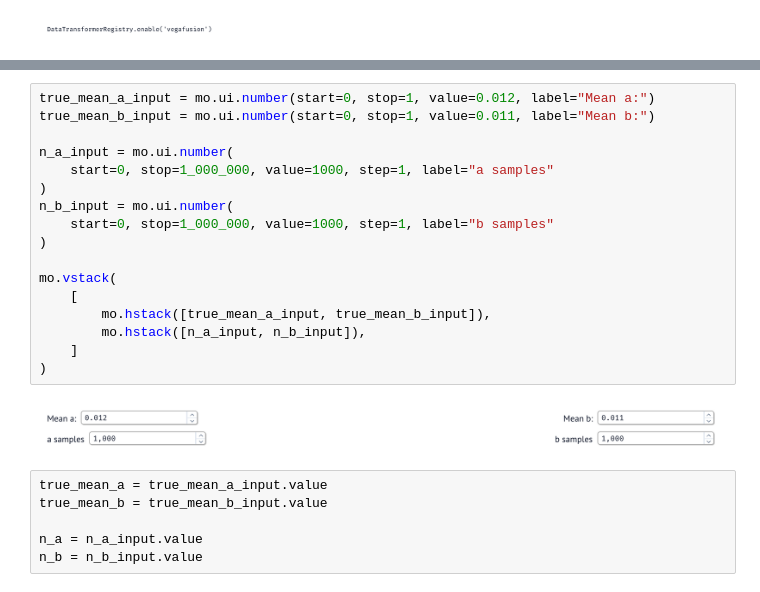
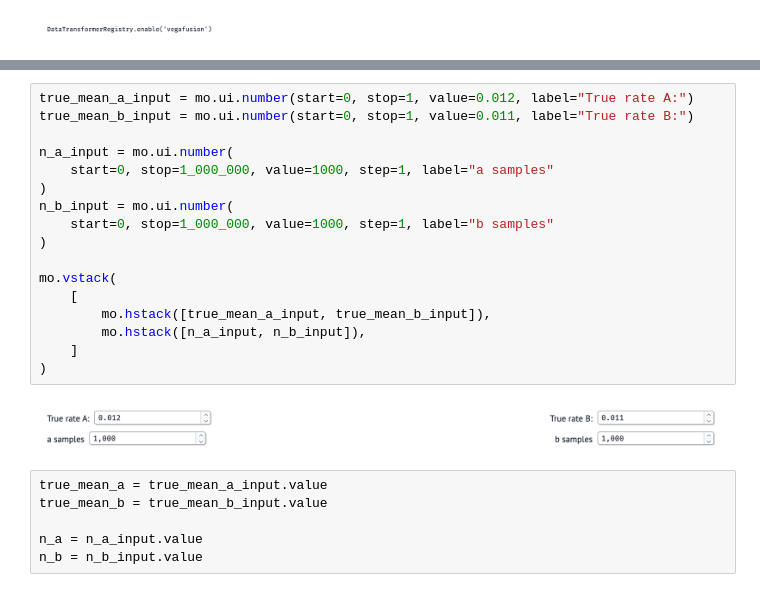
Before and after one commit to andrewhall1124/ab-testing, a Jupyter notebook: __marimo__/notebook.ipynb, the cells around one changed output, grey strips where cells are left out. Saved outputs shown, nothing was run; the diff lists cells and outputs as text.

```diff
--- a/__marimo__/notebook.ipynb
+++ b/__marimo__/notebook.ipynb
@@ -36,22 +70,22 @@ def sample_binomial_distribution(n: int, p: float, seed: int = 42) -> np.ndarray
 # %%
-true_mean_a_input = mo.ui.number(start=0, stop=1, value=0.012, label="Mean a:")
-true_mean_b_input = mo.ui.number(start=0, stop=1, value=0.011, label="Mean b:")
+true_mean_a_input = mo.ui.number(start=0, stop=1, value=0.012, label="True rate A:")
+true_mean_b_input = mo.ui.number(start=0, stop=1, value=0.011, label="True rate B:")
 
 n_a_input = mo.ui.number(
     start=0, stop=1_000_000, value=1000, step=1, label="a samples"
 )
 n_b_input = mo.ui.number(
     start=0, stop=1_000_000, value=1000, step=1, label="b samples"
 )
 
 mo.vstack(
     [
         mo.hstack([true_mean_a_input, true_mean_b_input]),
         mo.hstack([n_a_input, n_b_input]),
     ]
 )
 # %% [output]
-[figure, old version]
+[figure, new version]
 # %%
 true_mean_a = true_mean_a_input.value
 true_mean_b = true_mean_b_input.value
```
Also changed, not shown: parts of 37 cells of this notebook, 1 other file.
